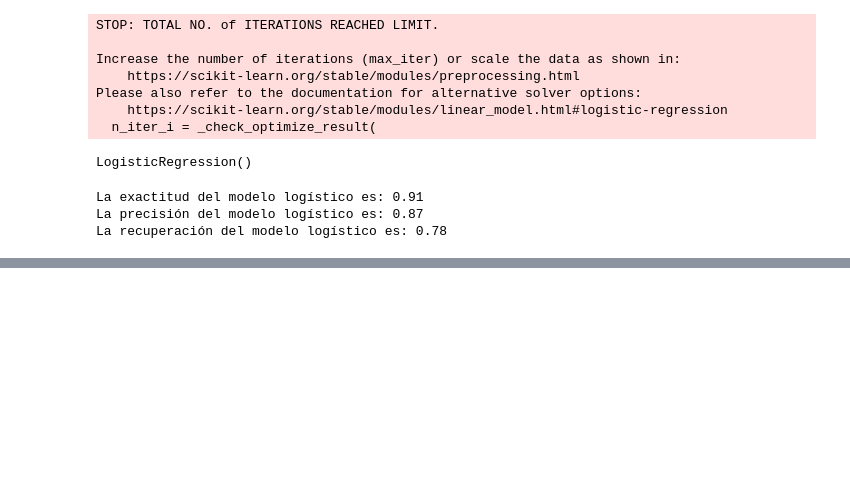
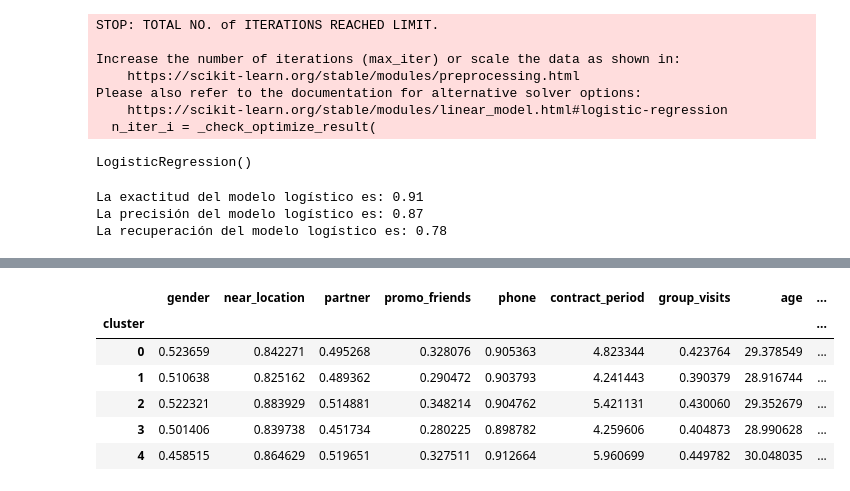
Before and after one commit to PaulaRodArias/13_Proyecto_final, a Jupyter notebook: proyecto13.ipynb, the cells around one changed output, grey strips where cells are left out. Saved outputs shown, nothing was run; the diff lists cells and outputs as text; code cells hidden in the pictures; blank space fills up the shorter version.

```diff
--- a/proyecto13.ipynb
+++ b/proyecto13.ipynb
@@ -190,0 +245,12 @@ La recuperación del modelo logístico es: 0.78
+# %%
+#Calcular media de los clusters
+promedio_cluster = gym.groupby('cluster').mean()
+promedio_cluster
+# %% [output]
+|  | gender | near_location | partner | promo_friends | phone | contract_period | group_visits | age | ... |
+| cluster |  |  |  |  |  |  |  |  | ... |
+| 0 | 0.523659 | 0.842271 | 0.495268 | 0.328076 | 0.905363 | 4.823344 | 0.423764 | 29.378549 | ... |
+| 1 | 0.510638 | 0.825162 | 0.489362 | 0.290472 | 0.903793 | 4.241443 | 0.390379 | 28.916744 | ... |
+| 2 | 0.522321 | 0.883929 | 0.514881 | 0.348214 | 0.904762 | 5.421131 | 0.430060 | 29.352679 | ... |
+| 3 | 0.501406 | 0.839738 | 0.451734 | 0.280225 | 0.898782 | 4.259606 | 0.404873 | 28.990628 | ... |
+| 4 | 0.458515 | 0.864629 | 0.519651 | 0.327511 | 0.912664 | 5.960699 | 0.449782 | 30.048035 | ... |
```
Also changed, not shown: parts of 22 cells of this notebook, 1 other file.
